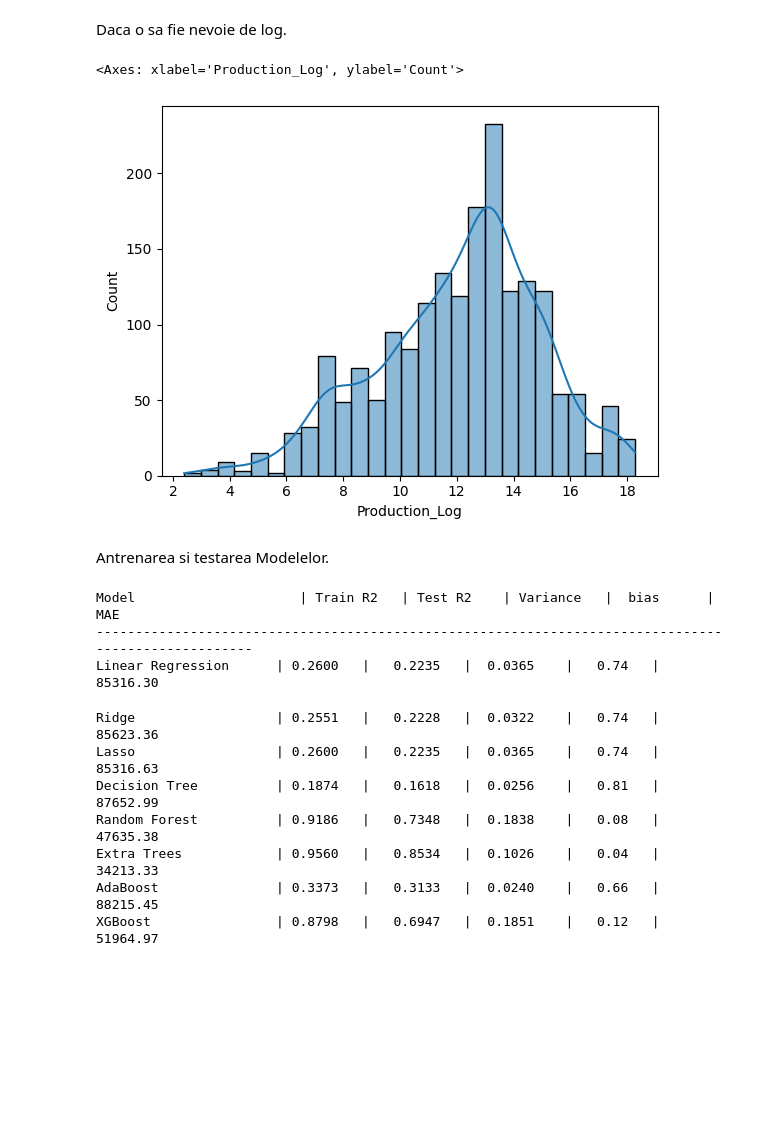
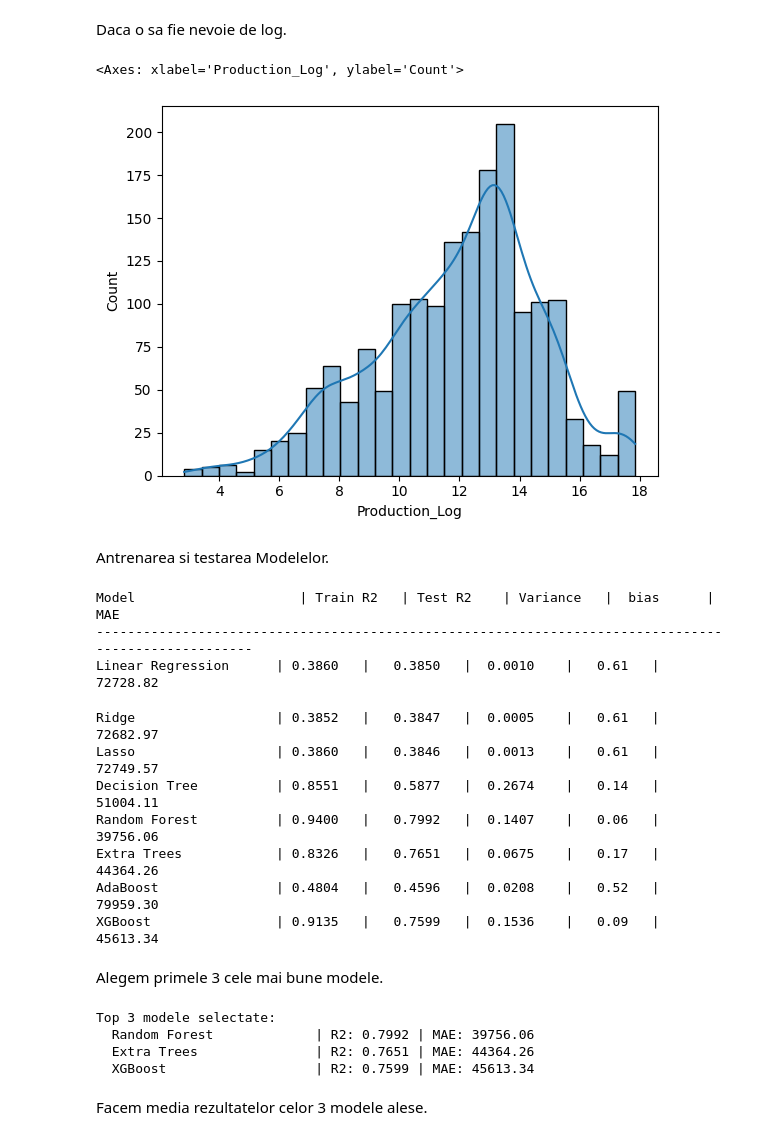
Before and after one commit to PopAdrian1/ML-project, a Jupyter notebook: Proiect nou/Predictie randament productie mere/main.ipynb, the cells around one changed output. Saved outputs shown, nothing was run; the diff lists cells and outputs as text; code cells hidden in the pictures; blank space fills up the shorter version.

Commit message:
tuning si combinarea celor mai bune modele

```diff
--- a/Proiect nou/Predictie randament productie mere/main.ipynb
+++ b/Proiect nou/Predictie randament productie mere/main.ipynb
@@ -280,14 +280,14 @@ plt.show()
 # %% [markdown]
 Daca o sa fie nevoie de log.
 # %%
-# # Aplicăm logaritm (folosim log1p pentru a evita erori la valori de 0)
-# df_final['Production_Log'] = np.log1p(df_final['Production'])
+# Aplicăm logaritm (folosim log1p pentru a evita erori la valori de 0)
+df['Production_Log'] = np.log1p(df['Production'])
 
-# # Verifică noul grafic
-# sns.histplot(df_final['Production_Log'], kde=True)
+# Verifică noul grafic
+sns.histplot(df['Production_Log'], kde=True)
 # %% [output]
 <Axes: xlabel='Production_Log', ylabel='Count'>
-[figure, old version]
+[figure, new version]
 # %% [markdown]
 Antrenarea si testarea Modelelor.
 # %%
@@ -326,7 +326,7 @@ param_grids = {
     },
     "Extra Trees": {
         'n_estimators': randint(100,501),
-        'max_depth': [10, 10, 20, None],  # am modificat adancimea de la 5 la 10 pentru a da mai multă libertate modelului
+        'max_depth': [5, 10, 20, None],  # am modificat adancimea de la 5 la 10 pentru a da mai multă libertate modelului
         'min_samples_split': randint(10, 30 ), # am crescut numărul minim de eșantioane pentru a împiedica overfitting-ul
         'min_samples_leaf': randint(2,8), # fortam frunze mai mari pentru a reduce overfitting-ul
         'bootstrap': [True, False]
@@ -375,10 +375,10 @@ def time_split_by_area(df, test_ratio=0.3):
 
 train_idx, test_idx = time_split_by_area(df)
 
-x_train33 = X_encoded.loc[train_idx]
-x_test33  = X_encoded.loc[test_idx]
-y_train33 = y.loc[train_idx]
-y_test33  = y.loc[test_idx]
+x_train33 = X_encoded.loc[train_idx].reset_index(drop=True)
+x_test33  = X_encoded.loc[test_idx].reset_index(drop=True)
+y_train33 = y.loc[train_idx].reset_index(drop=True)
+y_test33  = y.loc[test_idx].reset_index(drop=True)
 
 # TimeSeriesSplit pentru cross-validation
 tscv = TimeSeriesSplit(n_splits=5)
@@ -386,6 +386,8 @@ tscv = TimeSeriesSplit(n_splits=5)
 
 print(f"{'Model':<25} | {'Train R2':<10} | {'Test R2':<10} | {'Variance':<10} |  {'bias':<10}| {'MAE':<10}")
 print("-" * 100)
+
+results = {}
 
 for name,base in base_models.items():
     params = param_grids[name]
@@ -398,20 +400,43 @@ for name,base in base_models.items():
     train_r2 = model.score(x_train33, y_train33)
     r2 = model.score(x_test33, y_test33)
 
-    bias = 1 - train_r2
-    variance =  train_r2 - r2
+    bias     = abs(1 - train_r2)
+    variance = max(0, train_r2 - r2)
     mae = metrics.mean_absolute_error(y_test33, predictions)
 
 
     print(f"{name:<20}   | {train_r2:.4f}   |   {r2:.4f}   |  {variance:.4f}    |   {bias:.2f}   |   {mae:.2f}" )
+
+    results[name] = {
+        "model": model.best_estimator_,
+        "r2": r2,
+        "mae": mae
+    }
 # %% [output]
 Model                     | Train R2   | Test R2    | Variance   |  bias      | MAE
 ----------------------------------------------------------------------------------------------------
-Linear Regression      | 0.2600   |   0.2235   |  0.0365    |   0.74   |   85316.30
+Linear Regression      | 0.3860   |   0.3850   |  0.0010    |   0.61   |   72728.82
-Ridge                  | 0.2551   |   0.2228   |  0.0322    |   0.74   |   85623.36
-Lasso                  | 0.2600   |   0.2235   |  0.0365    |   0.74   |   85316.63
-Decision Tree          | 0.1874   |   0.1618   |  0.0256    |   0.81   |   87652.99
-Random Forest          | 0.9186   |   0.7348   |  0.1838    |   0.08   |   47635.38
-Extra Trees            | 0.9560   |   0.8534   |  0.1026    |   0.04   |   34213.33
-AdaBoost               | 0.3373   |   0.3133   |  0.0240    |   0.66   |   88215.45
-XGBoost                | 0.8798   |   0.6947   |  0.1851    |   0.12   |   51964.97
+Ridge                  | 0.3852   |   0.3847   |  0.0005    |   0.61   |   72682.97
+Lasso                  | 0.3860   |   0.3846   |  0.0013    |   0.61   |   72749.57
+Decision Tree          | 0.8551   |   0.5877   |  0.2674    |   0.14   |   51004.11
+Random Forest          | 0.9400   |   0.7992   |  0.1407    |   0.06   |   39756.06
+Extra Trees            | 0.8326   |   0.7651   |  0.0675    |   0.17   |   44364.26
+AdaBoost               | 0.4804   |   0.4596   |  0.0208    |   0.52   |   79959.30
+XGBoost                | 0.9135   |   0.7599   |  0.1536    |   0.09   |   45613.34
+# %% [markdown]
+Alegem primele 3 cele mai bune modele.
+# %%
+top3_names = sorted(results, key=lambda x: results[x]["r2"], reverse=True)[:3]
+
+print("\nTop 3 modele selectate:")
+for name in top3_names:
+    print(f"  {name:<25} | R2: {results[name]['r2']:.4f} | MAE: {results[name]['mae']:.2f}")
+
+top3_estimators = [(name, results[name]["model"]) for name in top3_names]
+# %% [output]
+Top 3 modele selectate:
+  Random Forest             | R2: 0.7992 | MAE: 39756.06
+  Extra Trees               | R2: 0.7651 | MAE: 44364.26
+  XGBoost                   | R2: 0.7599 | MAE: 45613.34
+# %% [markdown]
+Facem media rezultatelor celor 3 modele alese.
```
Also changed, not shown: parts of 6 cells of this notebook, 15 other files.
